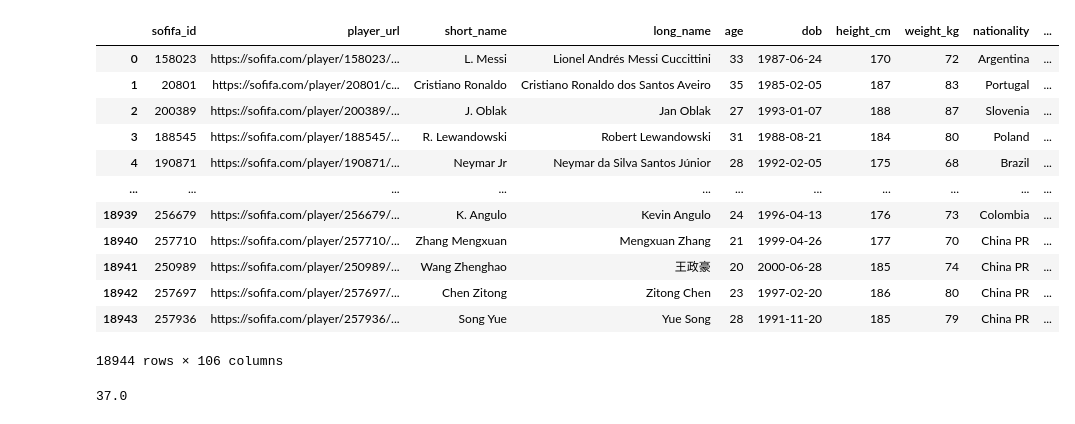
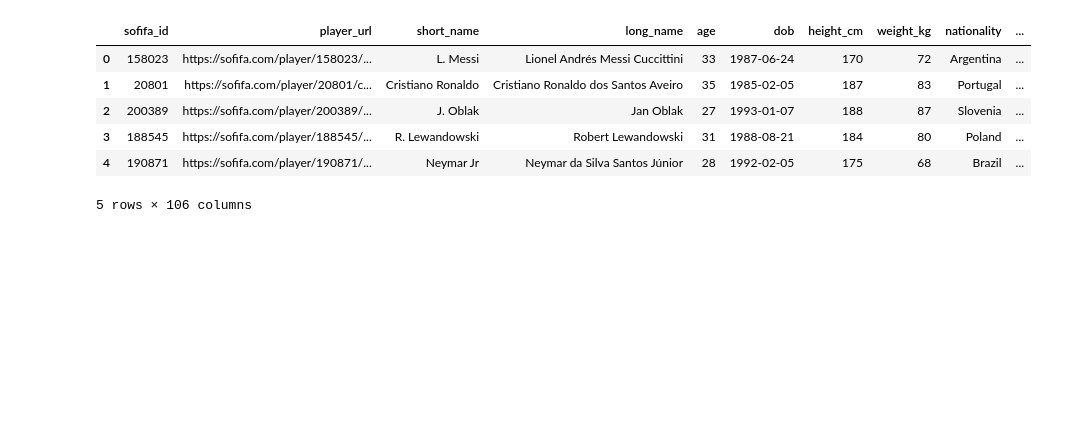
Before and after one commit to akash19x/akash_fifa_dashboard, a Jupyter notebook: app.ipynb, the cells around one changed output. Saved outputs shown, nothing was run; the diff lists cells and outputs as text; code cells hidden in the pictures; blank space fills up the shorter version.

```diff
--- a/app.ipynb
+++ b/app.ipynb
@@ -16,21 +23,11 @@ import plotly.graph_objects as go
 df = pd.read_csv("players_21.csv")
 # %%
-df
+df.head()
 # %% [output]
 |  | sofifa_id | player_url | short_name | long_name | age | dob | height_cm | weight_kg | nationality | ... |
 | 0 | 158023 | https://sofifa.com/player/158023/... | L. Messi | Lionel Andrés Messi Cuccittini | 33 | 1987-06-24 | 170 | 72 | Argentina | ... |
 | 1 | 20801 | https://sofifa.com/player/20801/c... | Cristiano Ronaldo | Cristiano Ronaldo dos Santos Aveiro | 35 | 1985-02-05 | 187 | 83 | Portugal | ... |
 | 2 | 200389 | https://sofifa.com/player/200389/... | J. Oblak | Jan Oblak | 27 | 1993-01-07 | 188 | 87 | Slovenia | ... |
 | 3 | 188545 | https://sofifa.com/player/188545/... | R. Lewandowski | Robert Lewandowski | 31 | 1988-08-21 | 184 | 80 | Poland | ... |
 | 4 | 190871 | https://sofifa.com/player/190871/... | Neymar Jr | Neymar da Silva Santos Júnior | 28 | 1992-02-05 | 175 | 68 | Brazil | ... |
-| ... | ... | ... | ... | ... | ... | ... | ... | ... | ... | ... |
-| 18939 | 256679 | https://sofifa.com/player/256679/... | K. Angulo | Kevin Angulo | 24 | 1996-04-13 | 176 | 73 | Colombia | ... |
-| 18940 | 257710 | https://sofifa.com/player/257710/... | Zhang Mengxuan | Mengxuan Zhang | 21 | 1999-04-26 | 177 | 70 | China PR | ... |
-| 18941 | 250989 | https://sofifa.com/player/250989/... | Wang Zhenghao | 王政豪 | 20 | 2000-06-28 | 185 | 74 | China PR | ... |
-| 18942 | 257697 | https://sofifa.com/player/257697/... | Chen Zitong | Zitong Chen | 23 | 1997-02-20 | 186 | 80 | China PR | ... |
-| 18943 | 257936 | https://sofifa.com/player/257936/... | Song Yue | Yue Song | 28 | 1991-11-20 | 185 | 79 | China PR | ... |
-18944 rows × 106 columns
+5 rows × 106 columns
-# %%
-df[df["short_name"] == 'K. Angulo']['shooting'].values[0]
-# %% [output]
-37.0
```
Also changed, not shown: parts of 9 cells of this notebook.
